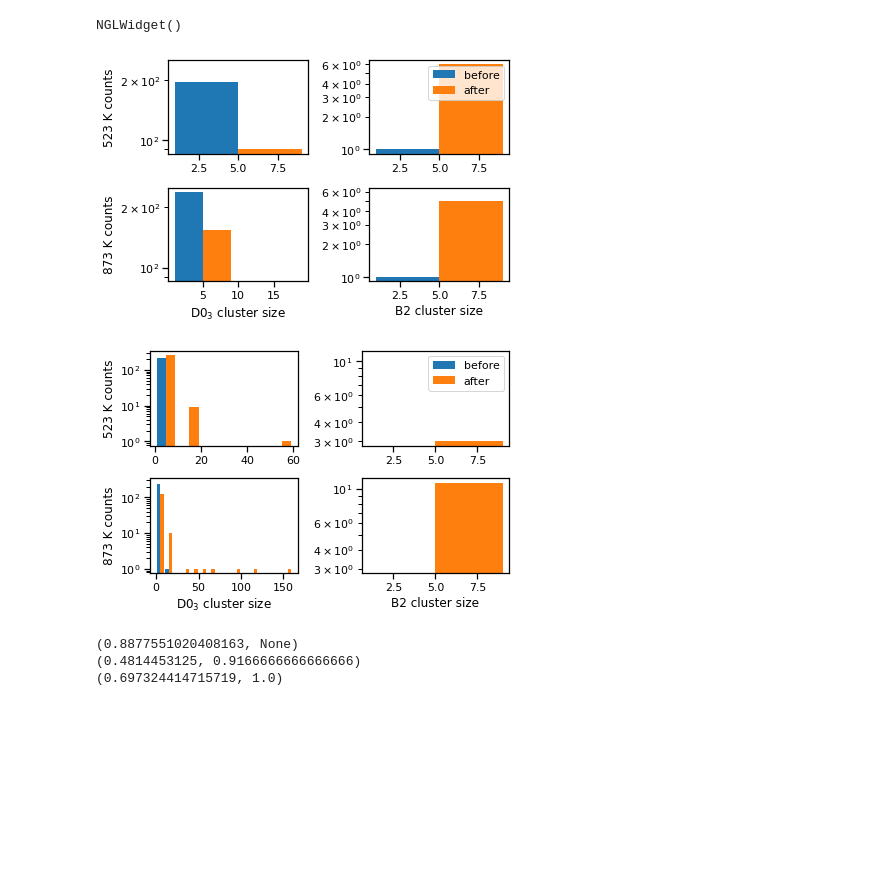
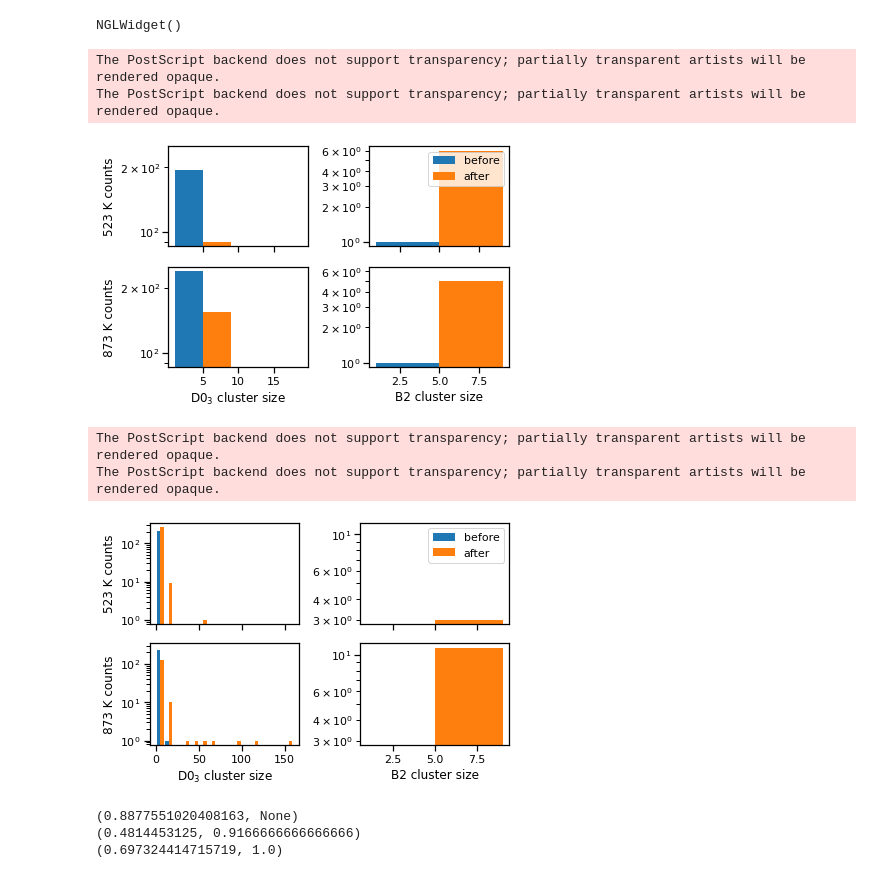
Before and after one commit to liamhuber/FeAl_solution, a Jupyter notebook: project.ipynb, the cells around one changed output. Cells and saved outputs as stored; diff of their text form; code cells hidden in the pictures; blank space fills up the shorter version.

```diff
--- a/project.ipynb
+++ b/project.ipynb
@@ -228,7 +228,12 @@ def plot_hist(ax, cluster, phase, clip=None, title=None):
     return ax
 
 def plot_histograms(potl_index, threshold=13, binsize=10, clip=160):
-    fig, axes = plt.subplots(ncols=2, nrows=2, sharey='col')
+    fig, axes = plt.subplots(
+        ncols=2,
+        nrows=2,
+        sharey='col',
+        sharex='col'
+    )
 
 
     plot_hist(
@@ -260,12 +265,24 @@ def plot_histograms(potl_index, threshold=13, binsize=10, clip=160):
     return fig, axes
 # %%
 plot_histograms(0);  # Mendelev
+fig.savefig(
+    'writeup/supplementary/figures/mendelev_hist_thresh13.eps',
+    format='eps'
+)
 # %% [output]
+The PostScript backend does not support transparency; partially transparent artists will be rendered opaque.
+The PostScript backend does not support transparency; partially transparent artists will be rendered opaque.
-[figure, old version]
+[figure, new version]
 # %%
 fig, axes = plot_histograms(2);  # Lee
+fig.savefig(
+    'writeup/supplementary/figures/lee_hist_thresh13.eps',
+    format='eps'
+)
 # %% [output]
+The PostScript backend does not support transparency; partially transparent artists will be rendered opaque.
+The PostScript backend does not support transparency; partially transparent artists will be rendered opaque.
-[figure, old version]
+[figure, new version]
 # %%
 def _flat_ids(cluster, phase, i_list):
     try:
```
Also changed, not shown: 4 other files.
